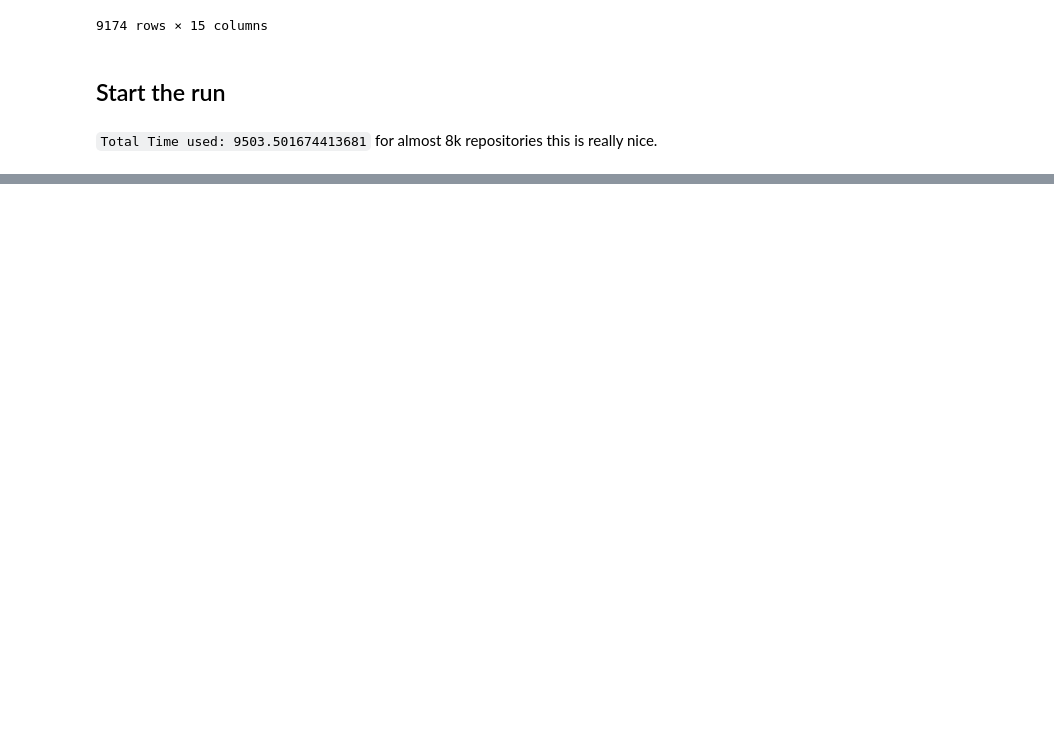
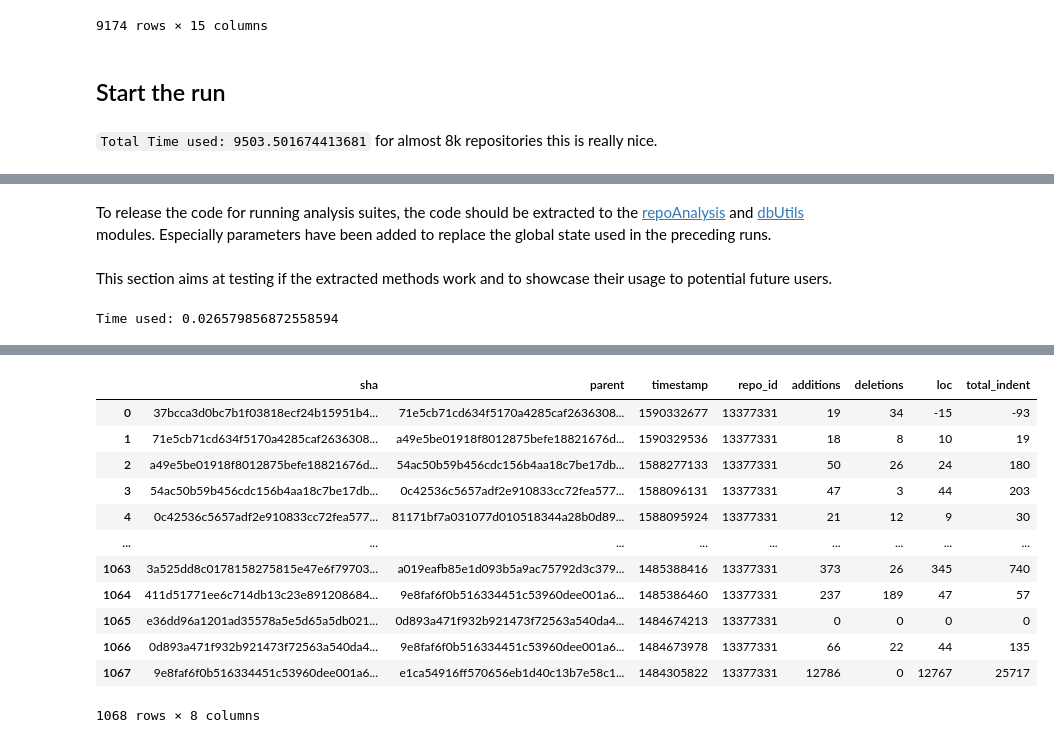
Before and after one commit to LeonBein/CRM20, a Jupyter notebook: RepoAnalysis.ipynb, the cells around one changed output, grey strips where cells are left out. Drawn from its saved outputs; the diff is of its cells as text; code cells hidden in the pictures; blank space fills up the shorter version.

Commit message:
Extracting suite running code

```diff
--- a/RepoAnalysis.ipynb
+++ b/RepoAnalysis.ipynb
@@ -980,0 +984,4 @@ runFullAnalysis()
+# %% [markdown]
+To release the code for running analysis suites, the code should be extracted to the [repoAnalysis](repoAnalysis.py) and [dbUtils](dbUtils.py) modules. Especially parameters have been added to replace the global state used in the preceding runs.
+# %% [markdown]
+This section aims at testing if the extracted methods work and to showcase their usage to potential future users.
@@ -980,0 +994,6 @@ runFullAnalysis()
+# %%
+dbUtils.runQuery('''
+    SELECT * FROM crm20.'''+testTableName+'''
+''')
+# %% [output]
+Time used: 0.026579856872558594
@@ -980,0 +1001,13 @@ runFullAnalysis()
+|  | sha | parent | timestamp | repo_id | additions | deletions | loc | total_indent |
+| 0 | 37bcca3d0bc7b1f03818ecf24b15951b4... | 71e5cb71cd634f5170a4285caf2636308... | 1590332677 | 13377331 | 19 | 34 | -15 | -93 |
+| 1 | 71e5cb71cd634f5170a4285caf2636308... | a49e5be01918f8012875befe18821676d... | 1590329536 | 13377331 | 18 | 8 | 10 | 19 |
+| 2 | a49e5be01918f8012875befe18821676d... | 54ac50b59b456cdc156b4aa18c7be17db... | 1588277133 | 13377331 | 50 | 26 | 24 | 180 |
+| 3 | 54ac50b59b456cdc156b4aa18c7be17db... | 0c42536c5657adf2e910833cc72fea577... | 1588096131 | 13377331 | 47 | 3 | 44 | 203 |
+| 4 | 0c42536c5657adf2e910833cc72fea577... | 81171bf7a031077d010518344a28b0d89... | 1588095924 | 13377331 | 21 | 12 | 9 | 30 |
+| ... | ... | ... | ... | ... | ... | ... | ... | ... |
+| 1063 | 3a525dd8c0178158275815e47e6f79703... | a019eafb85e1d093b5a9ac75792d3c379... | 1485388416 | 13377331 | 373 | 26 | 345 | 740 |
+| 1064 | 411d51771ee6c714db13c23e891208684... | 9e8faf6f0b516334451c53960dee001a6... | 1485386460 | 13377331 | 237 | 189 | 47 | 57 |
+| 1065 | e36dd96a1201ad35578a5e5d65a5db021... | 0d893a471f932b921473f72563a540da4... | 1484674213 | 13377331 | 0 | 0 | 0 | 0 |
+| 1066 | 0d893a471f932b921473f72563a540da4... | 9e8faf6f0b516334451c53960dee001a6... | 1484673978 | 13377331 | 66 | 22 | 44 | 135 |
+| 1067 | 9e8faf6f0b516334451c53960dee001a6... | e1ca54916ff570656eb1d40c13b7e58c1... | 1484305822 | 13377331 | 12786 | 0 | 12767 | 25717 |
+1068 rows × 8 columns
```
Also changed, not shown: parts of 9 cells of this notebook, 8 other files.
